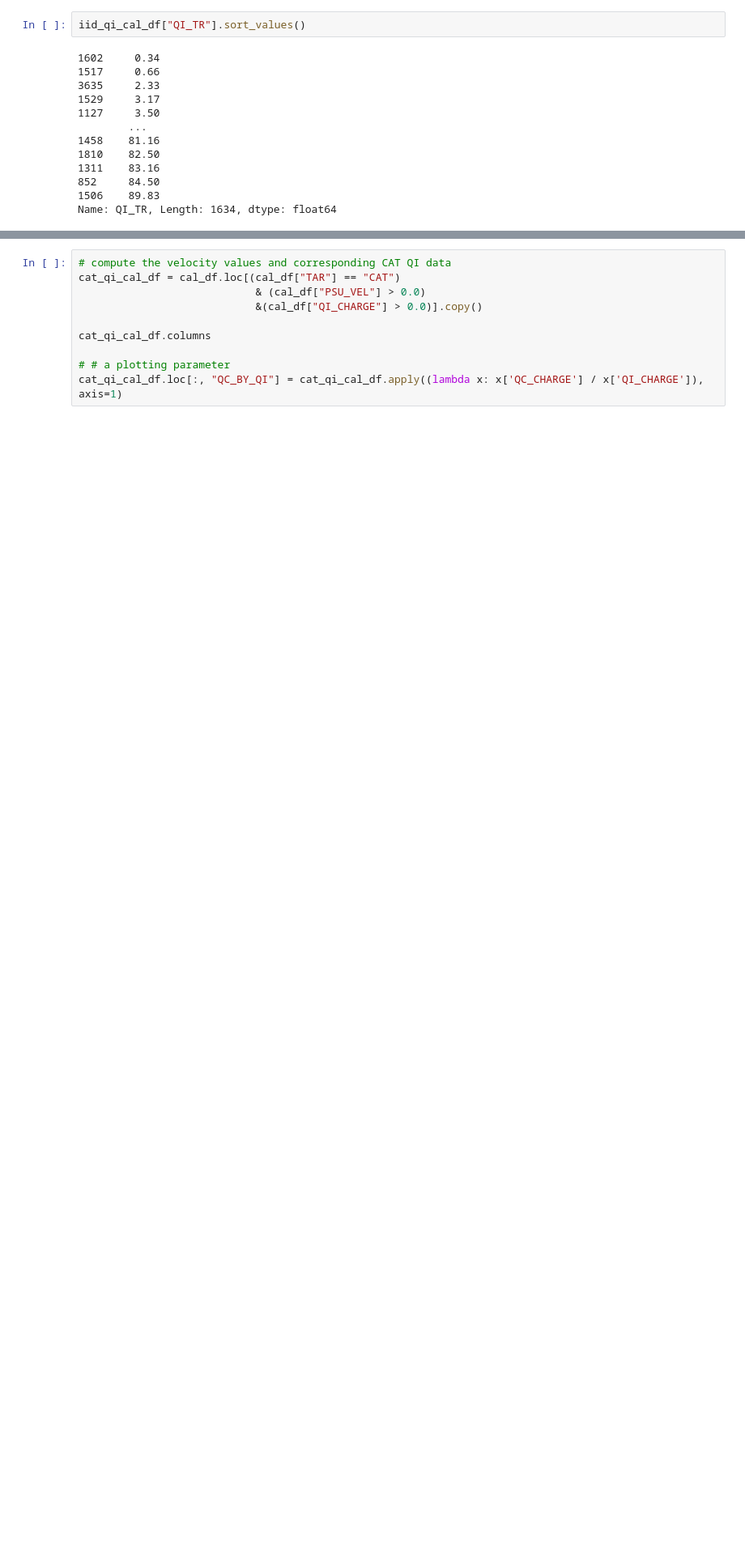
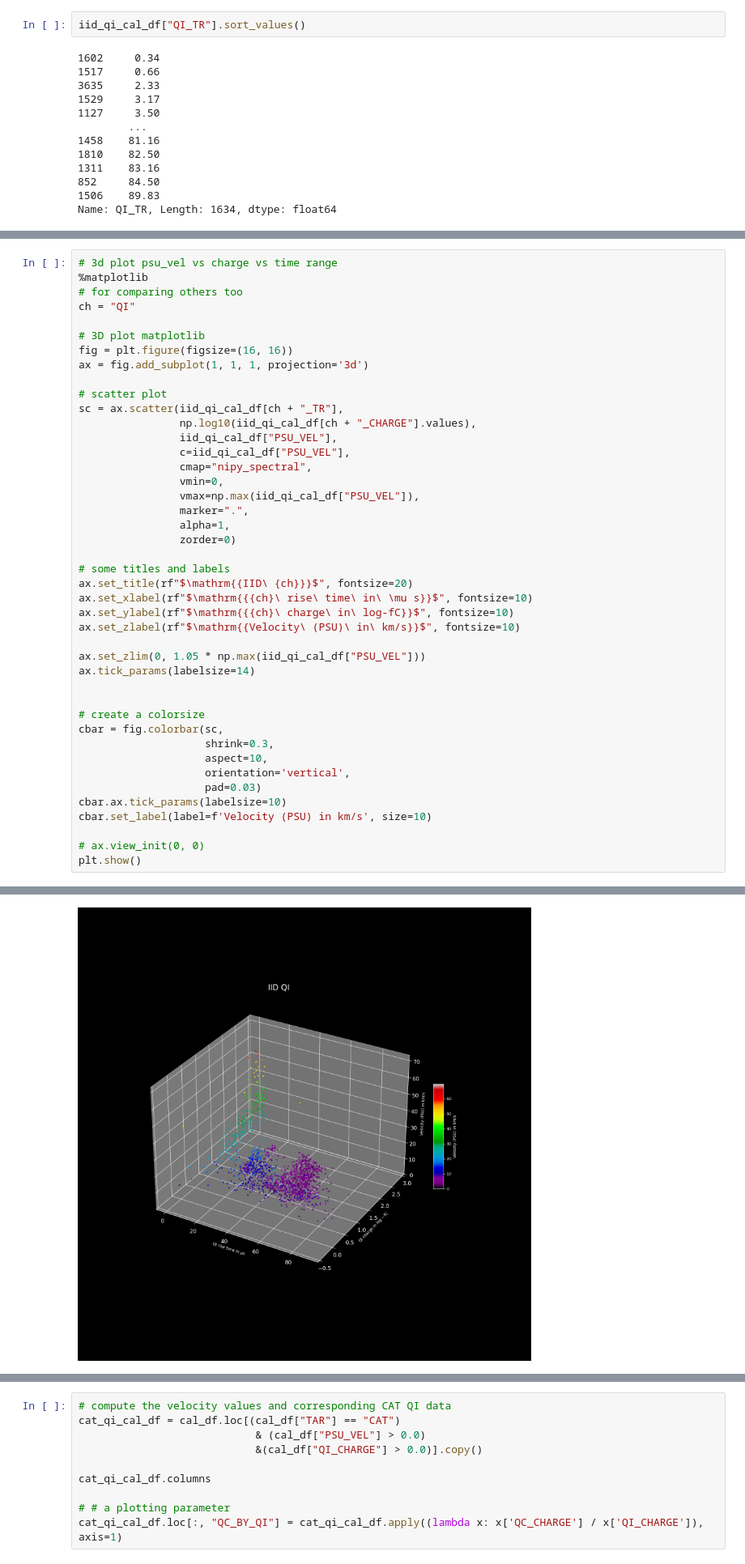
Before and after one commit to rahulranjansah/cassini, a Jupyter notebook: scripts/calibration.ipynb, the cells around one changed output, grey strips where cells are left out. Shown at 81% size. Drawn from its saved outputs; the diff is of its cells as text; blank space fills up the shorter version.

Commit message:
added 3d graphs

```diff
--- a/scripts/calibration.ipynb
+++ b/scripts/calibration.ipynb
@@ -265,0 +305,44 @@ Text(0, 0.5, 'Velocity in km/s')
+# %%
+# 3d plot psu_vel vs charge vs time range
+%matplotlib
+# for comparing others too
+ch = "QI"
+
+# 3D plot matplotlib
+fig = plt.figure(figsize=(16, 16))
+ax = fig.add_subplot(1, 1, 1, projection='3d')
+
+# scatter plot
+sc = ax.scatter(iid_qi_cal_df[ch + "_TR"],
+                np.log10(iid_qi_cal_df[ch + "_CHARGE"].values),
+                iid_qi_cal_df["PSU_VEL"],
+                c=iid_qi_cal_df["PSU_VEL"],
+                cmap="nipy_spectral",
+                vmin=0,
+                vmax=np.max(iid_qi_cal_df["PSU_VEL"]),
+                marker=".",
+                alpha=1,
+                zorder=0)
+
+# some titles and labels
+ax.set_title(rf"$\mathrm{{IID\ {ch}}}$", fontsize=20)
+ax.set_xlabel(rf"$\mathrm{{{ch}\ rise\ time\ in\ \mu s}}$", fontsize=10)
+ax.set_ylabel(rf"$\mathrm{{{ch}\ charge\ in\ log-fC}}$", fontsize=10)
+ax.set_zlabel(rf"$\mathrm{{Velocity\ (PSU)\ in\ km/s}}$", fontsize=10)
+
+ax.set_zlim(0, 1.05 * np.max(iid_qi_cal_df["PSU_VEL"]))
+ax.tick_params(labelsize=14)
+
+
+# create a colorsize
+cbar = fig.colorbar(sc,
+                    shrink=0.3,
+                    aspect=10,
+                    orientation='vertical',
+                    pad=0.03)
+cbar.ax.tick_params(labelsize=10)
+cbar.set_label(label=f'Velocity (PSU) in km/s', size=10)
+
+# ax.view_init(0, 0)
+plt.show()
+# %% [output]
@@ -265,0 +350 @@ Text(0, 0.5, 'Velocity in km/s')
+[figure, added]
```
Also changed, not shown: parts of 8 cells of this notebook, 1 other file.
